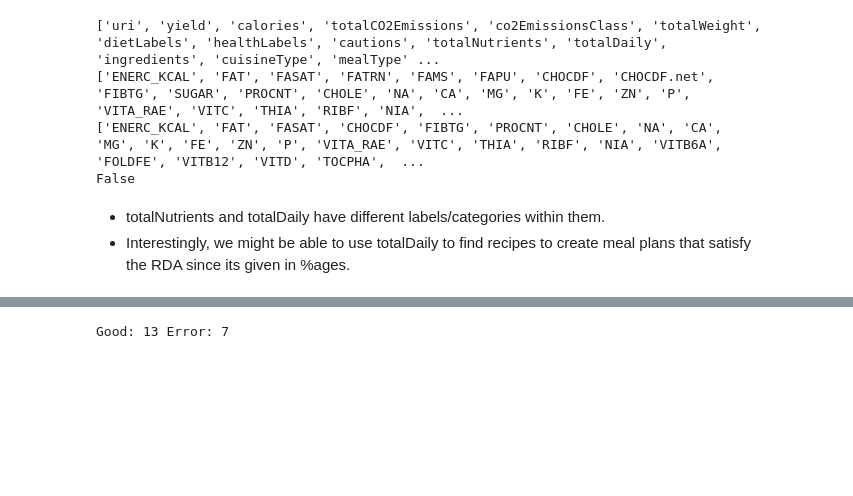
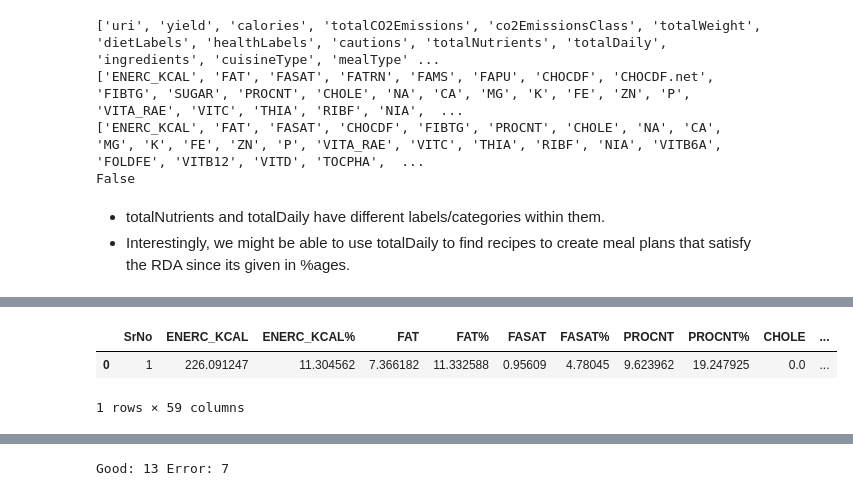
Before and after one commit to Sayed-Afnan-Khazi/cd-proj-demo-prod, a Jupyter notebook: dev.ipynb, the cells around one changed output, grey strips where cells are left out. Cells and saved outputs as stored; diff of their text form; code cells hidden in the pictures; blank space fills up the shorter version.

```diff
--- a/dev.ipynb
+++ b/dev.ipynb
@@ -579,0 +568,6 @@ uh oh, roadblock?? [Help link I found](https://developer.edamam.com/api/faq#:~:t
+# %%
+recipeDetailed
+# %% [output]
+|  | SrNo | ENERC_KCAL | ENERC_KCAL% | FAT | FAT% | FASAT | FASAT% | PROCNT | PROCNT% | CHOLE | ... |
+| 0 | 1 | 226.091247 | 11.304562 | 7.366182 | 11.332588 | 0.95609 | 4.78045 | 9.623962 | 19.247925 | 0.0 | ... |
+1 rows × 59 columns
```
Also changed, not shown: parts of 14 cells of this notebook, 4 other files.
